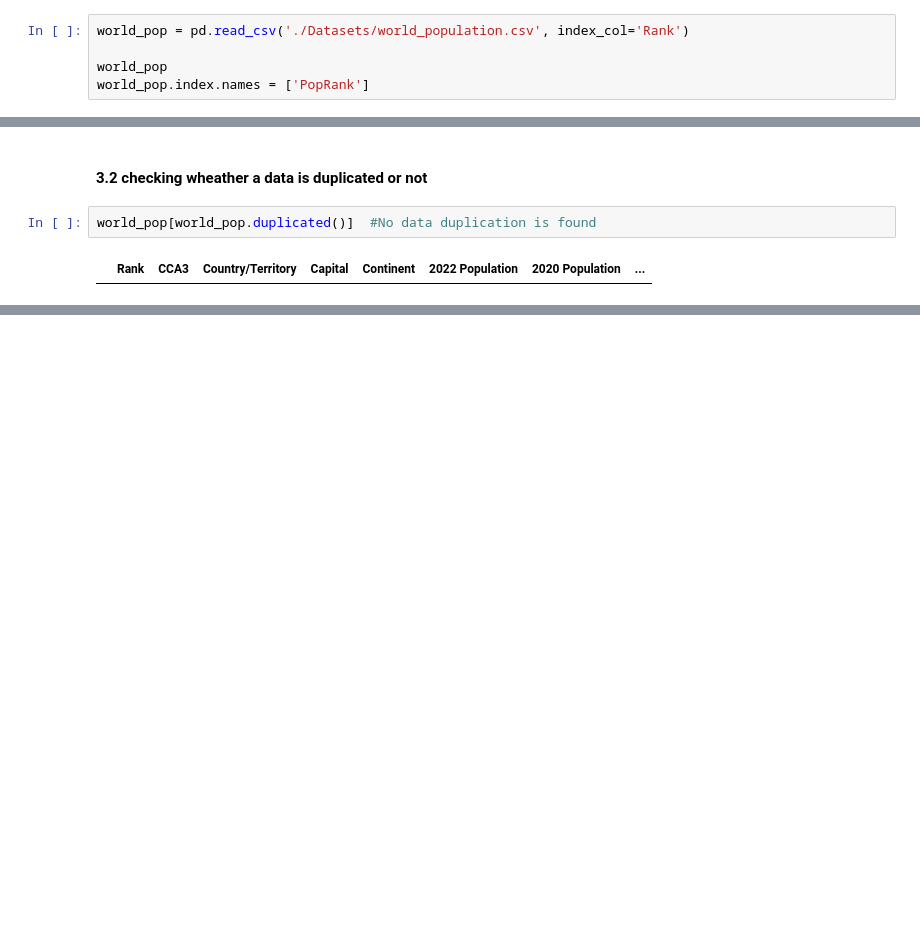
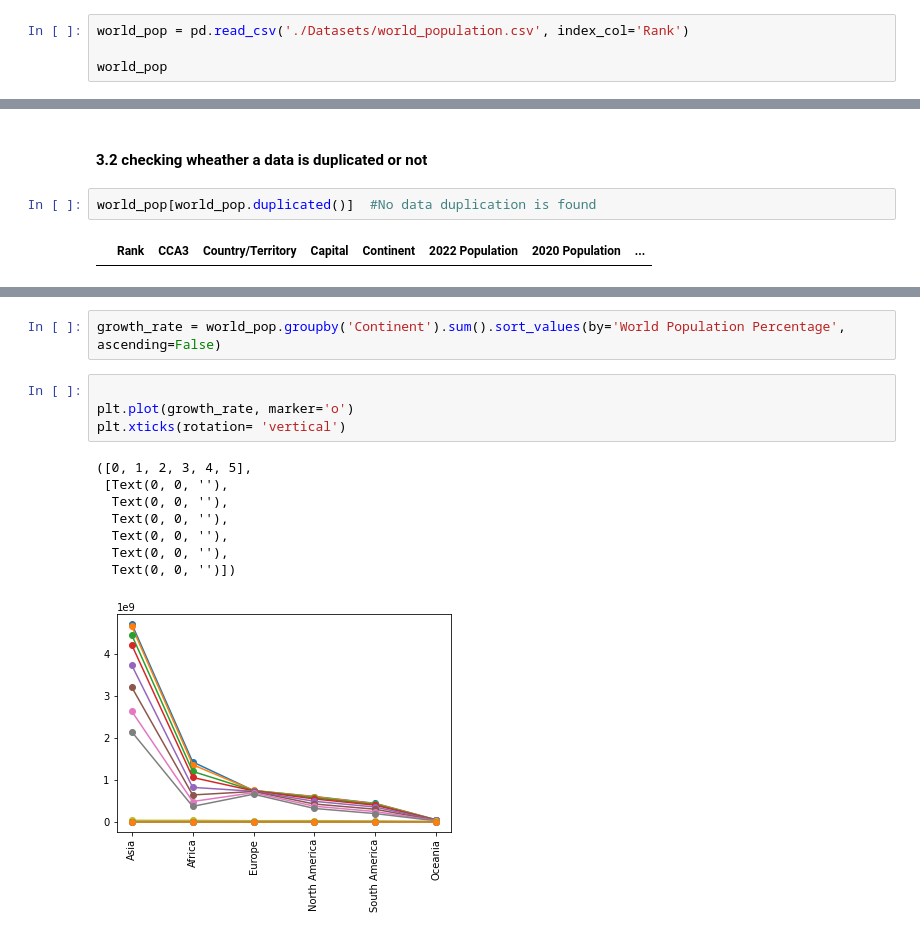
Before and after one commit to pradeepkhadka505/Skilearn-MachineLearning, a Jupyter notebook: Pandas_DataAnalysis/2022-World-Pouplation-DataAnalysis.ipynb, the cells around one changed output, grey strips where cells are left out. Saved outputs shown, nothing was run; the diff lists cells and outputs as text; blank space fills up the shorter version.

Commit message:
some pop gr accor to continent

```diff
--- a/Pandas_DataAnalysis/2022-World-Pouplation-DataAnalysis.ipynb
+++ b/Pandas_DataAnalysis/2022-World-Pouplation-DataAnalysis.ipynb
@@ -19,4 +19,3 @@ import seaborn as sns
 world_pop = pd.read_csv('./Datasets/world_population.csv', index_col='Rank')
 
 world_pop
-world_pop.index.names = ['PopRank']
@@ -126,0 +179,15 @@ world_pop[world_pop.duplicated()]  #No data duplication is found
+# %%
+growth_rate = world_pop.groupby('Continent').sum().sort_values(by='World Population Percentage', ascending=False)
+# %%
+
+plt.plot(growth_rate, marker='o')
+plt.xticks(rotation= 'vertical')
+# %% [output]
+([0, 1, 2, 3, 4, 5],
+ [Text(0, 0, ''),
+  Text(0, 0, ''),
+  Text(0, 0, ''),
+  Text(0, 0, ''),
+  Text(0, 0, ''),
+  Text(0, 0, '')])
+[figure, added]
```
Also changed, not shown: parts of 9 cells of this notebook.
